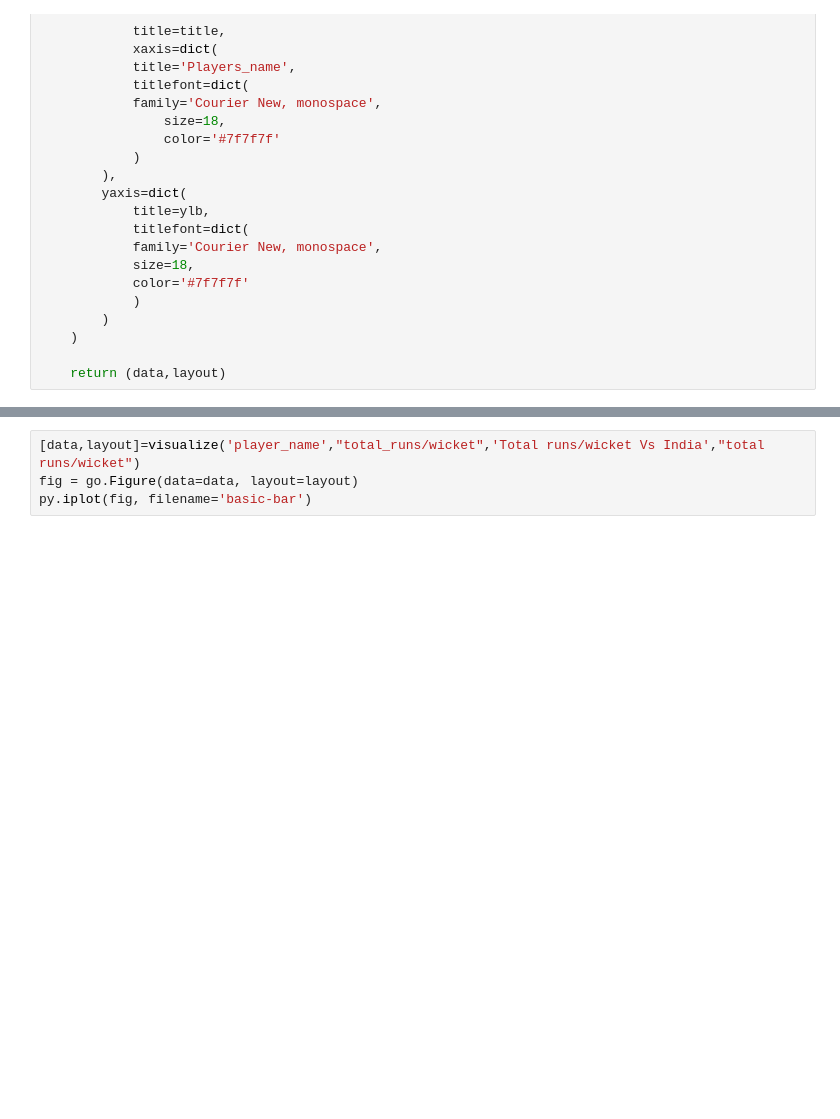
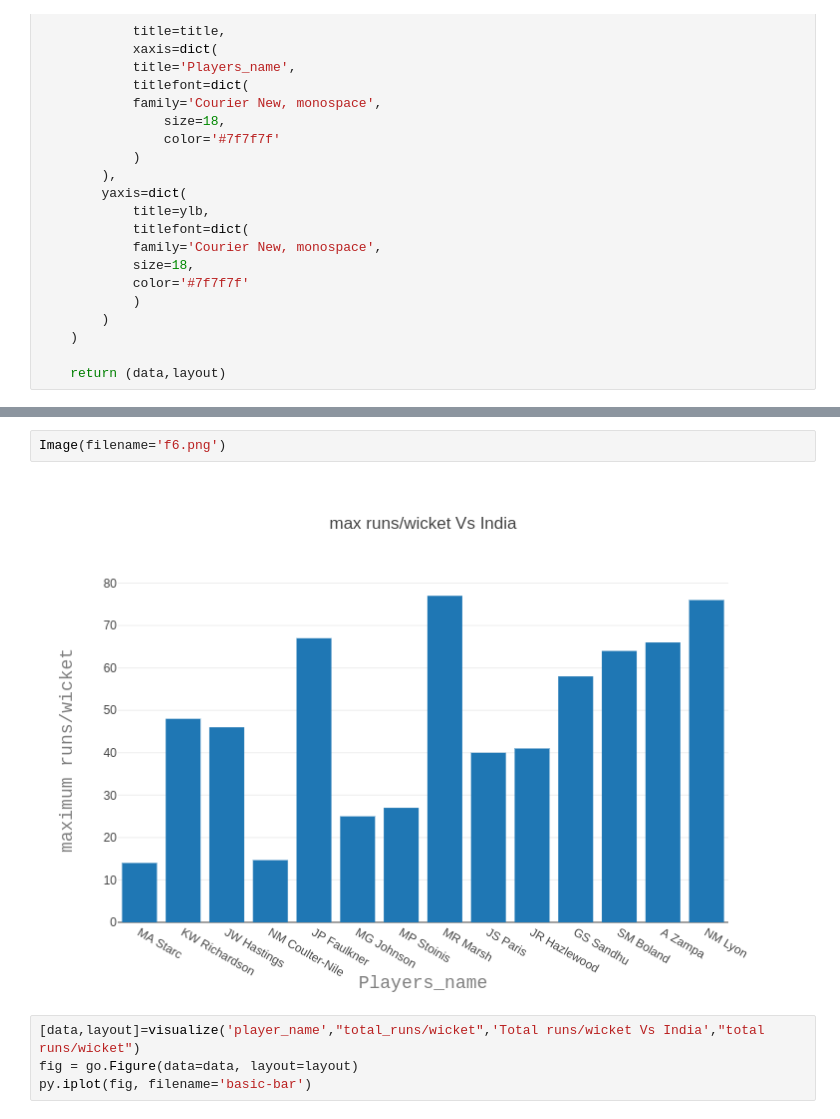
Before and after one commit to erayon/India-Australia-Cricket-Analysis, a Jupyter notebook: bowling_comaprism .ipynb, the cells around one changed output, grey strips where cells are left out. Cells and saved outputs as stored; diff of their text form; blank space fills up the shorter version.

```diff
--- a/bowling_comaprism .ipynb
+++ b/bowling_comaprism .ipynb
@@ -337,6 +327,10 @@ py.iplot(fig, filename='basic-bar')
 # %% [output]
 High five! You successfully sent some data to your account on plotly. View your plot in your browser at https://plot.ly/~ayon.mi1/0 or inside your plot.ly account where it is named 'basic-bar'
 [interactive output not drawn]
+# %%
+Image(filename='f6.png')
+# %% [output]
+[figure, added]
 # %%
 [data,layout]=visualize('player_name',"total_runs/wicket",'Total runs/wicket Vs India',"total runs/wicket")
 fig = go.Figure(data=data, layout=layout)
```
Also changed, not shown: parts of 6 cells of this notebook.
